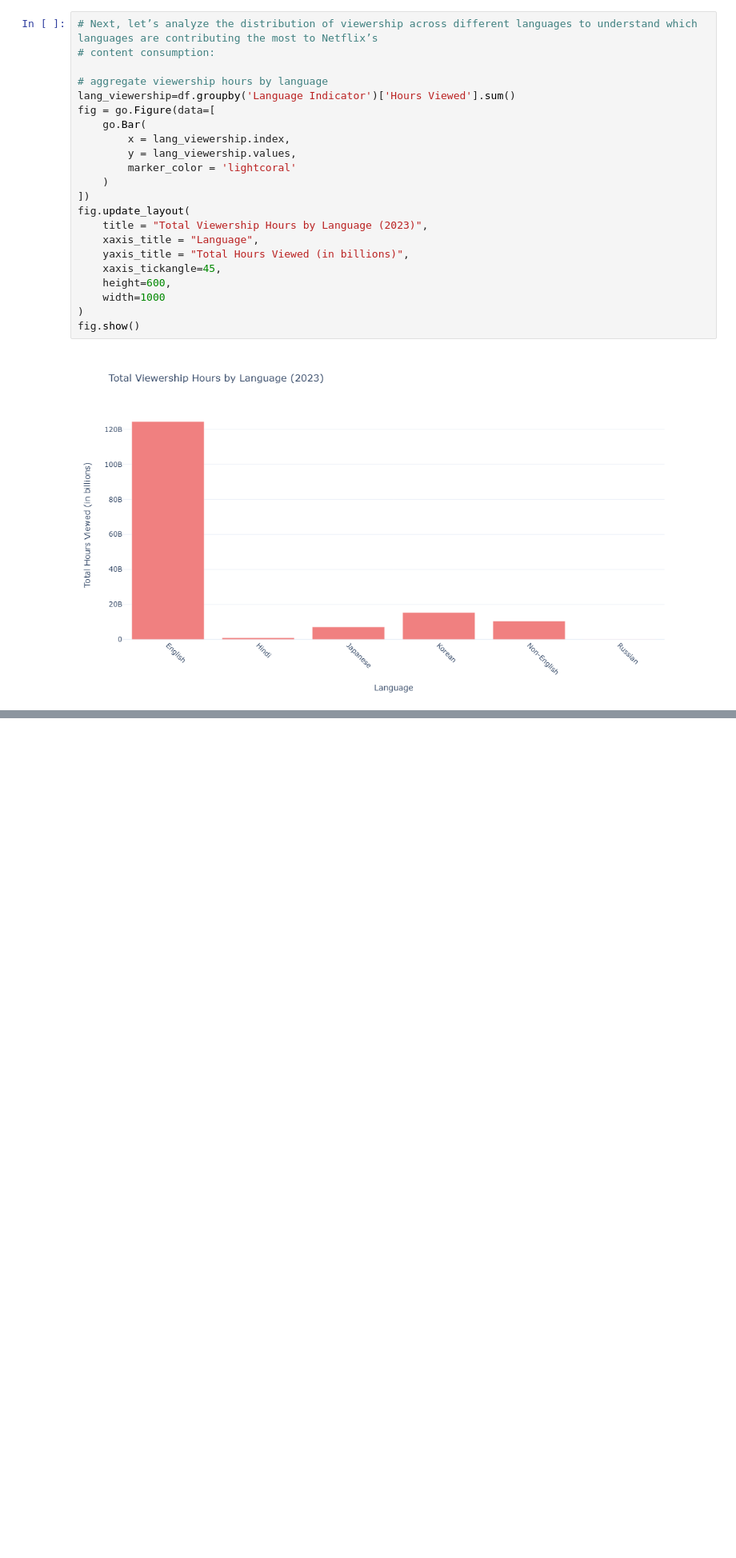
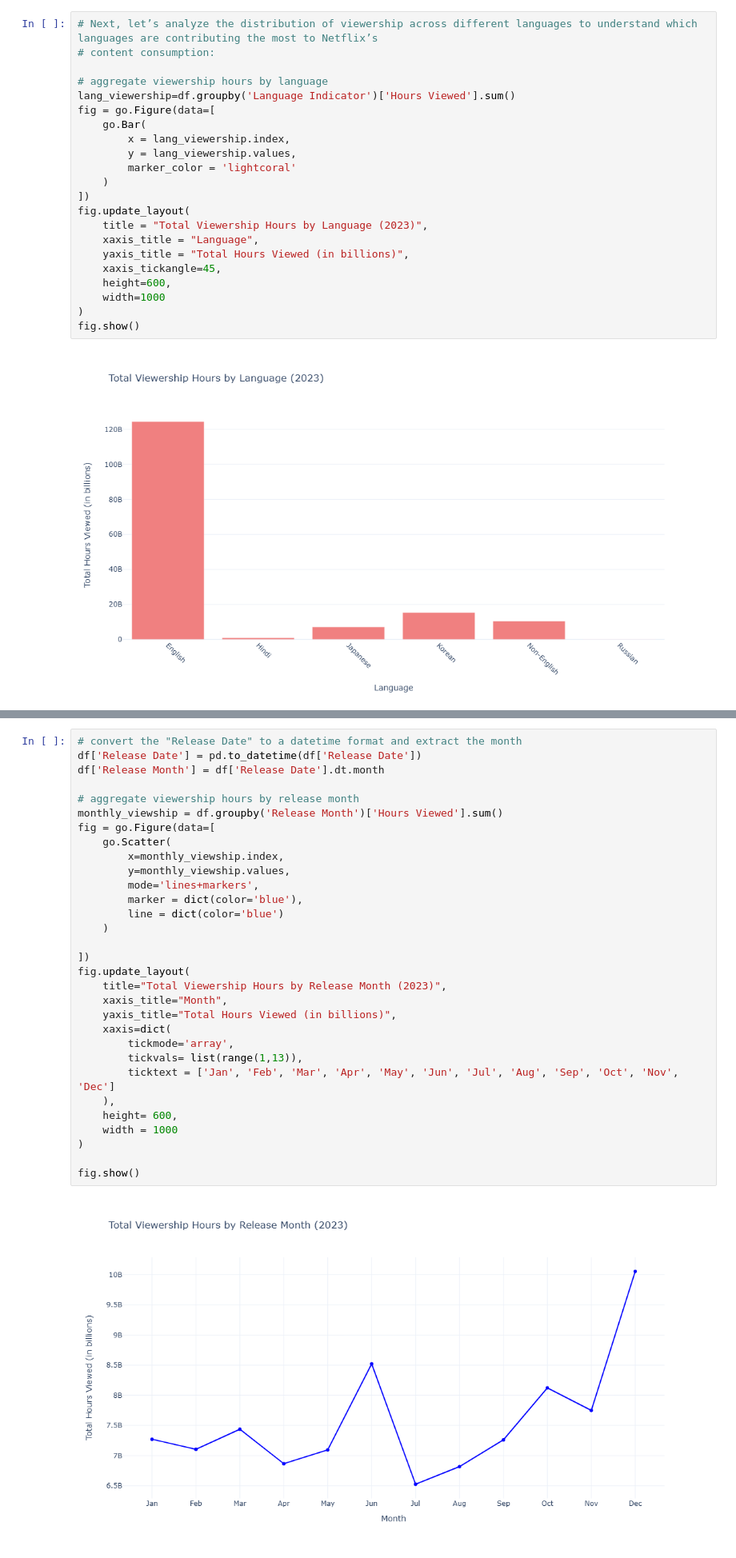
Before and after one commit to Unnathi-Ub/Netflix-Content-Strategy-Analysis-with-Python, a Jupyter notebook: Netflix-Content-Strategy-Analysis-with-Python.ipynb, the cells around one changed output, grey strips where cells are left out. Shown at 80% size. Cells and saved outputs as stored; diff of their text form; blank space fills up the shorter version.

Commit message:
Total Viewership by Hours by month wise

```diff
--- a/Netflix-Content-Strategy-Analysis-with-Python.ipynb
+++ b/Netflix-Content-Strategy-Analysis-with-Python.ipynb
@@ -229,0 +260,33 @@ fig.show()
+# %%
+# convert the "Release Date" to a datetime format and extract the month
+df['Release Date'] = pd.to_datetime(df['Release Date'])
+df['Release Month'] = df['Release Date'].dt.month
+
+# aggregate viewership hours by release month
+monthly_viewship = df.groupby('Release Month')['Hours Viewed'].sum()
+fig = go.Figure(data=[
+    go.Scatter(
+        x=monthly_viewship.index,
+        y=monthly_viewship.values,
+        mode='lines+markers',
+        marker = dict(color='blue'),
+        line = dict(color='blue')
+    )
+
+])
+fig.update_layout(
+    title="Total Viewership Hours by Release Month (2023)",
+    xaxis_title="Month",
+    yaxis_title="Total Hours Viewed (in billions)",
+    xaxis=dict(
+        tickmode='array',
+        tickvals= list(range(1,13)),
+        ticktext = ['Jan', 'Feb', 'Mar', 'Apr', 'May', 'Jun', 'Jul', 'Aug', 'Sep', 'Oct', 'Nov', 'Dec']
+    ),
+    height= 600,
+    width = 1000
+)
+
+fig.show()
+# %% [output]
+[figure, added]
```
Also changed, not shown: parts of 4 cells of this notebook.
